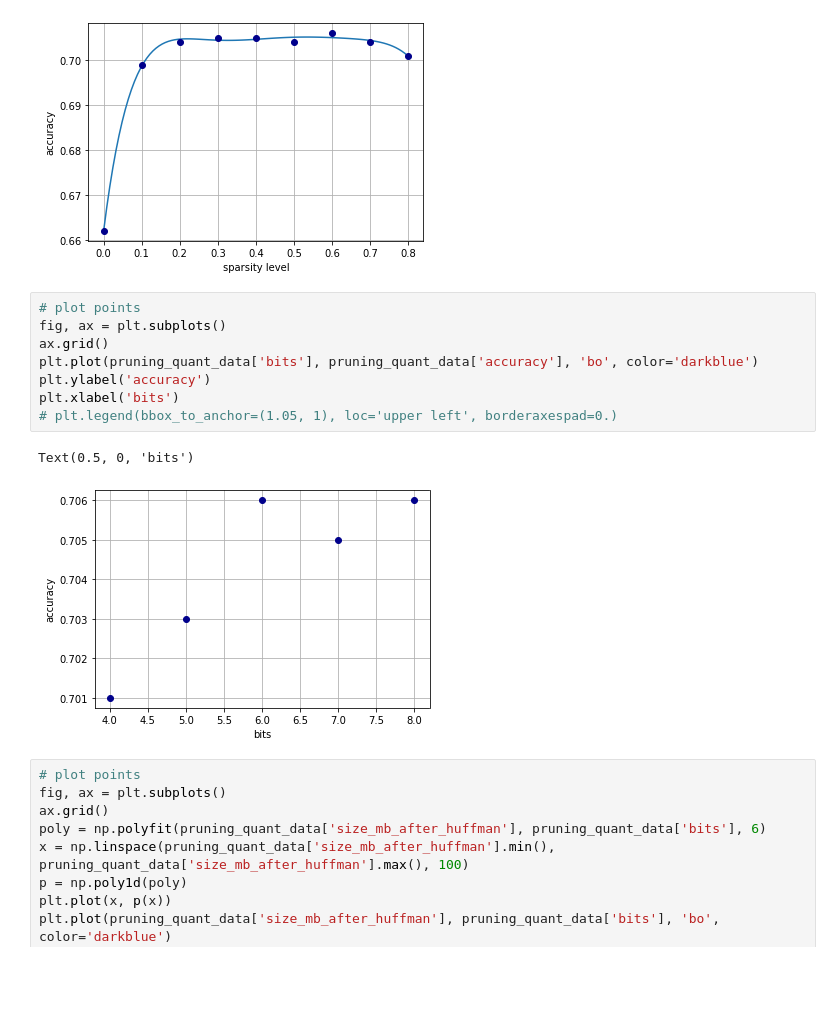
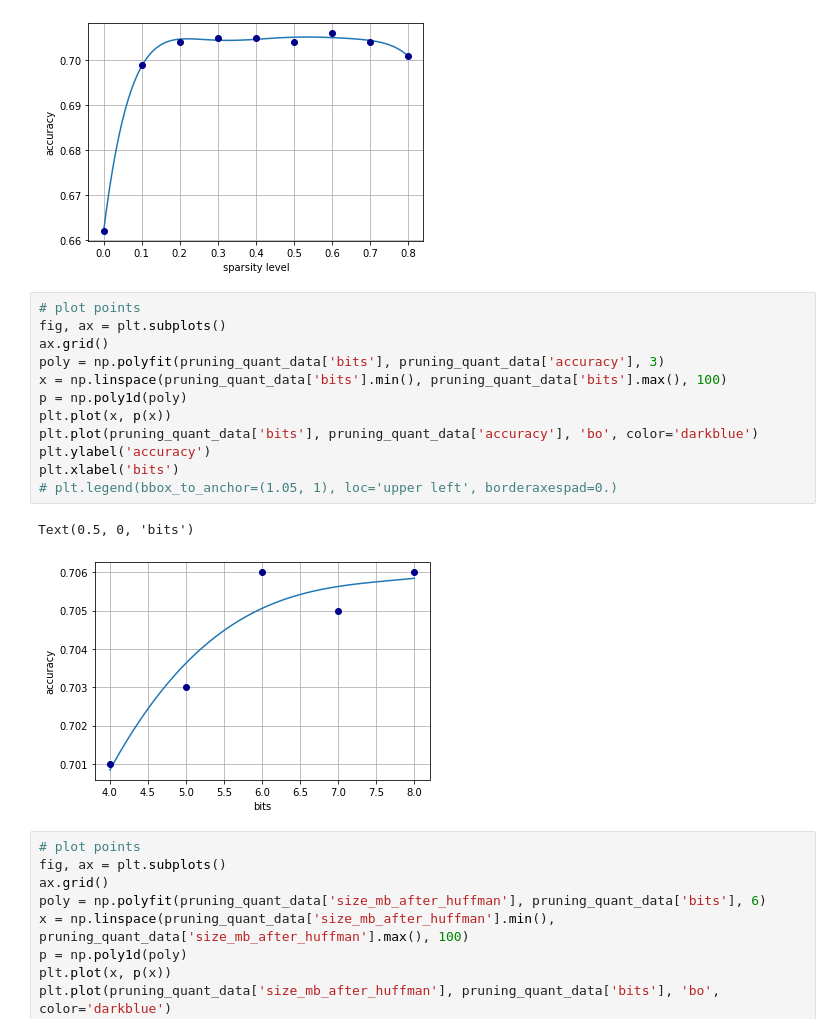
Before and after one commit to oanaucs/quant, a Jupyter notebook: compressed_network/eval/AlexNet_accuracy_vs_compression.ipynb, the cells around one changed output. Saved outputs shown, nothing was run; the diff lists cells and outputs as text; blank space fills up the shorter version.

```diff
--- a/compressed_network/eval/AlexNet_accuracy_vs_compression.ipynb
+++ b/compressed_network/eval/AlexNet_accuracy_vs_compression.ipynb
@@ -262,14 +280,18 @@ Text(0.5, 0, 'sparsity level')
 # %%
 # plot points
 fig, ax = plt.subplots()
 ax.grid()
+poly = np.polyfit(pruning_quant_data['bits'], pruning_quant_data['accuracy'], 3)
+x = np.linspace(pruning_quant_data['bits'].min(), pruning_quant_data['bits'].max(), 100)
+p = np.poly1d(poly)
+plt.plot(x, p(x))
 plt.plot(pruning_quant_data['bits'], pruning_quant_data['accuracy'], 'bo', color='darkblue')
 plt.ylabel('accuracy')
 plt.xlabel('bits')
 # plt.legend(bbox_to_anchor=(1.05, 1), loc='upper left', borderaxespad=0.)
 # %% [output]
 Text(0.5, 0, 'bits')
-[figure, old version]
+[figure, new version]
 # %%
 # plot points
 fig, ax = plt.subplots()
```
Also changed, not shown: parts of 2 cells of this notebook, 8 other files.
